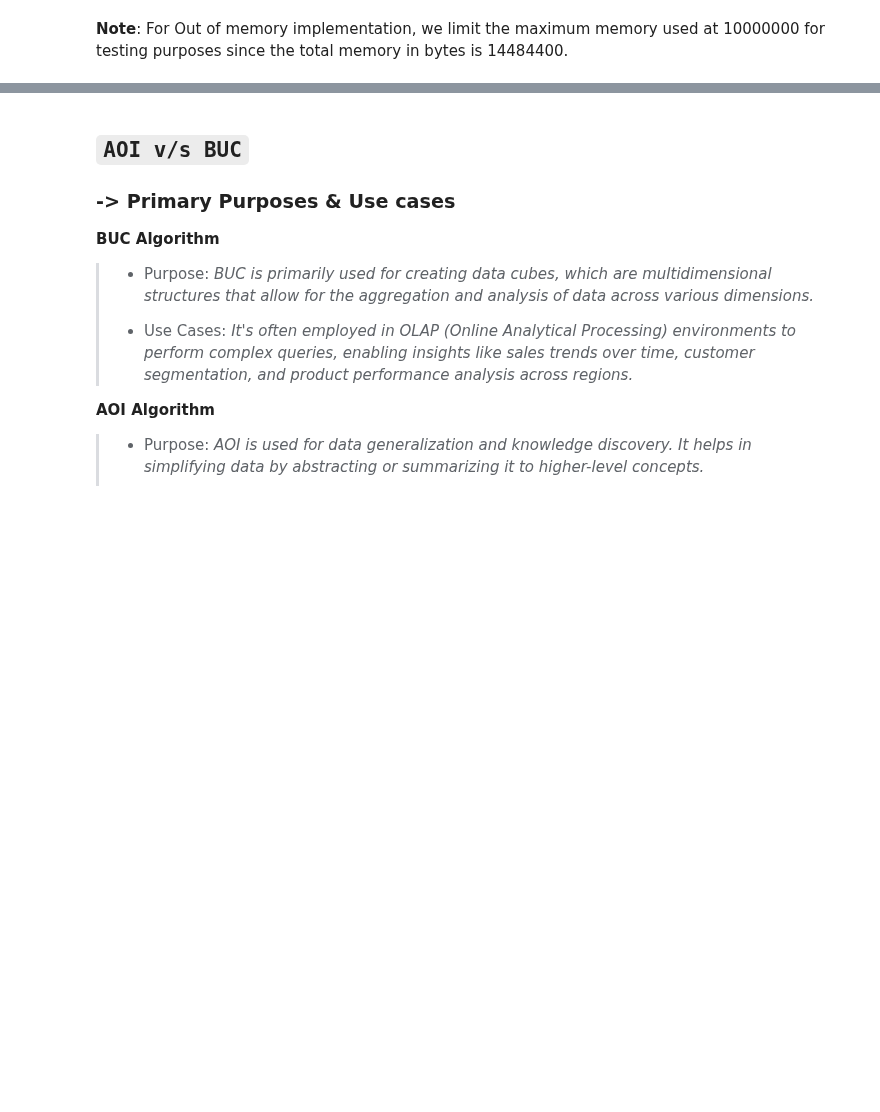
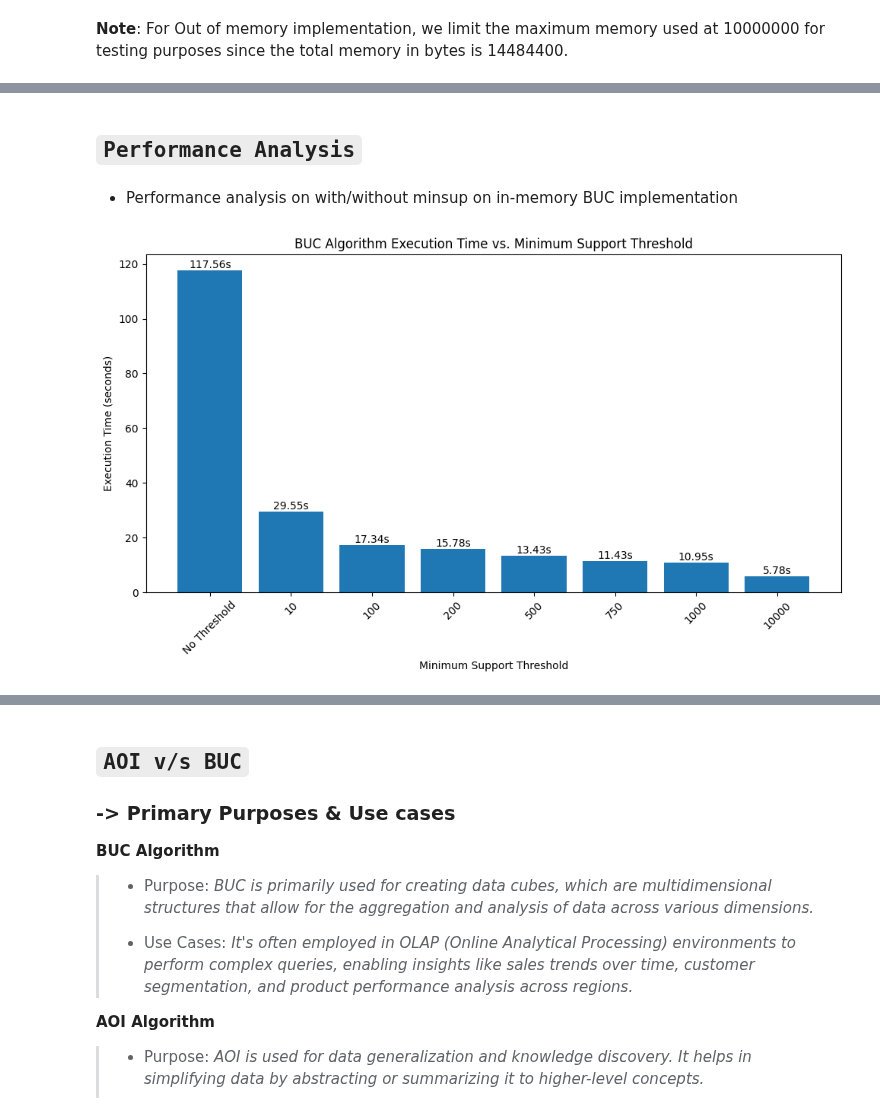
Before and after one commit to Daxvshah11/DA_Assignments, a Jupyter notebook: Ass2/Assignment2_BUC_8.ipynb, the cells around one changed output, grey strips where cells are left out. Drawn from its saved outputs; the diff is of its cells as text; code cells hidden in the pictures; blank space fills up the shorter version.

Commit message:
final report + algorithms with results

```diff
--- a/Ass2/Assignment2_BUC_8.ipynb
+++ b/Ass2/Assignment2_BUC_8.ipynb
@@ -411,0 +384,16 @@ Completed run with min_support=10000, memory_limit=10000000, runtime=4.62 second
+# %% [markdown]
+## `Performance Analysis`
+# %% [markdown]
+* Performance analysis on with/without minsup on in-memory BUC implementation
+# %%
+buc_in_memory = BUCInMemory(MAIN_DATA)
+
+thresholds = [None, 10, 100, 200, 500, 750, 1000, 10000]
+results_dict = buc_in_memory.run_with_varying_thresholds(thresholds)
+
+buc_in_memory.plot_execution_times(results_dict)
+
+# Additionally, to access the dataframe, use the below.
+# result_df, time = results_dict[100]
+# %% [output]
+[figure, added]
```
Also changed, not shown: parts of 11 cells of this notebook, 3 other files.
